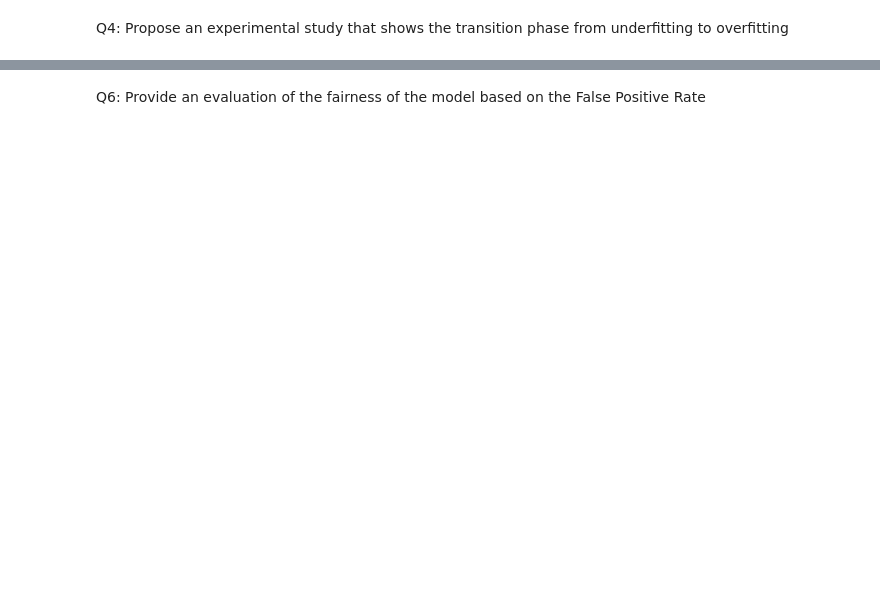
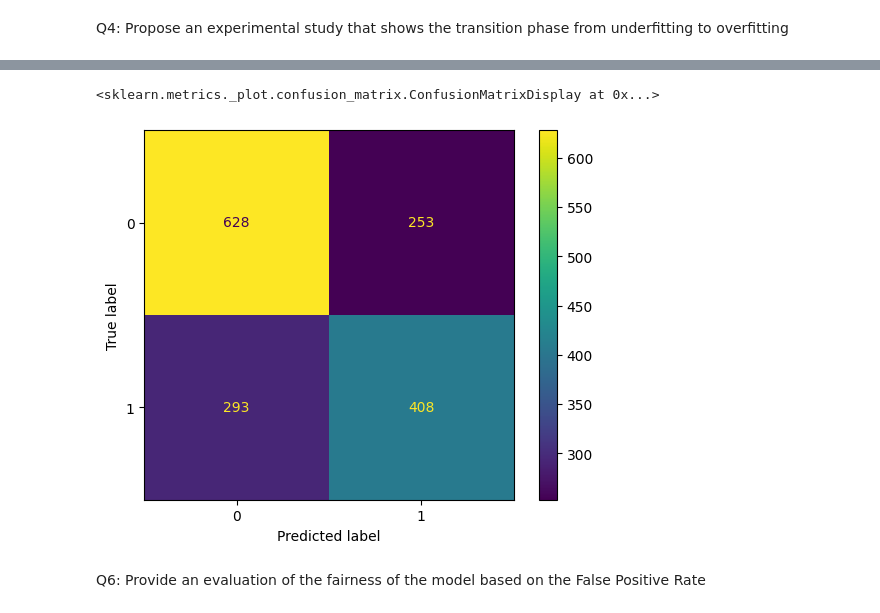
Before and after one commit to hilire31/ml, a Jupyter notebook: tp3/evaluation.ipynb, the cells around one changed output, grey strips where cells are left out. Cells and saved outputs as stored; diff of their text form; code cells hidden in the pictures; blank space fills up the shorter version.

```diff
--- a/tp3/evaluation.ipynb
+++ b/tp3/evaluation.ipynb
@@ -8,6 +8,25 @@ Names, Surnames, and Group : (to complete by 2 students)
 - Anya Meetoo
 # %% [markdown]
 In the following, we consider the  (binarized) Compas dataset that we studied in the Lab
+# %%
+import csv
+import numpy as np
+
+def load_from_csv(fname) :
+    features = []
+    prediction_name = ""
+
+    with open(fname, "r") as f:
+        features = f.readline().strip().split(",")
+        prediction_name = features[-1]
+        features = features[0:-1]
+
+    data = np.genfromtxt(fname, dtype=np.uint8, skip_header=1, delimiter=",")
+
+    X = data[:, 0:-1]
+    y = data[:, -1]
+
+    return X, y, features, prediction_name
 # %% [markdown]
 Q1: A decision tree configuration is a set of parameters that one can use to build decision trees. Propose 6 configurations that are likely to provide different topologies and caracteristics
 # %%
@@ -165,2 +198,26 @@ PPR    0.5335    0.2535
+# %%
+from sklearn.metrics import confusion_matrix, ConfusionMatrixDisplay
+from sklearn.tree import DecisionTreeClassifier
+from sklearn.model_selection import train_test_split
+
+X, Y, features, prediction = load_from_csv("./compass.csv")
+X_train, X_test, y_train, y_test = train_test_split(X, Y, test_size=0.3, random_state=42)
+
+# Train with best depth (good configuration explained in Q4)
+clf = DecisionTreeClassifier(max_depth=13)
+clf.fit(X_train, y_train)
+
+# Prediction
+y_pred = clf.predict(X_test)
+
+# Confusion matrix
+cm = confusion_matrix(y_test, y_pred)
+
+# Plot
+disp = ConfusionMatrixDisplay(confusion_matrix=cm, display_labels=["0", "1"])
+disp.plot()
+# %% [output]
+<sklearn.metrics._plot.confusion_matrix.ConfusionMatrixDisplay at 0x...>
+[figure, added]
 # %% [markdown]
 Q6: Provide an evaluation of the fairness of the model based on the False Positive Rate
```
Also changed, not shown: parts of 11 cells of this notebook, 1 other file.
